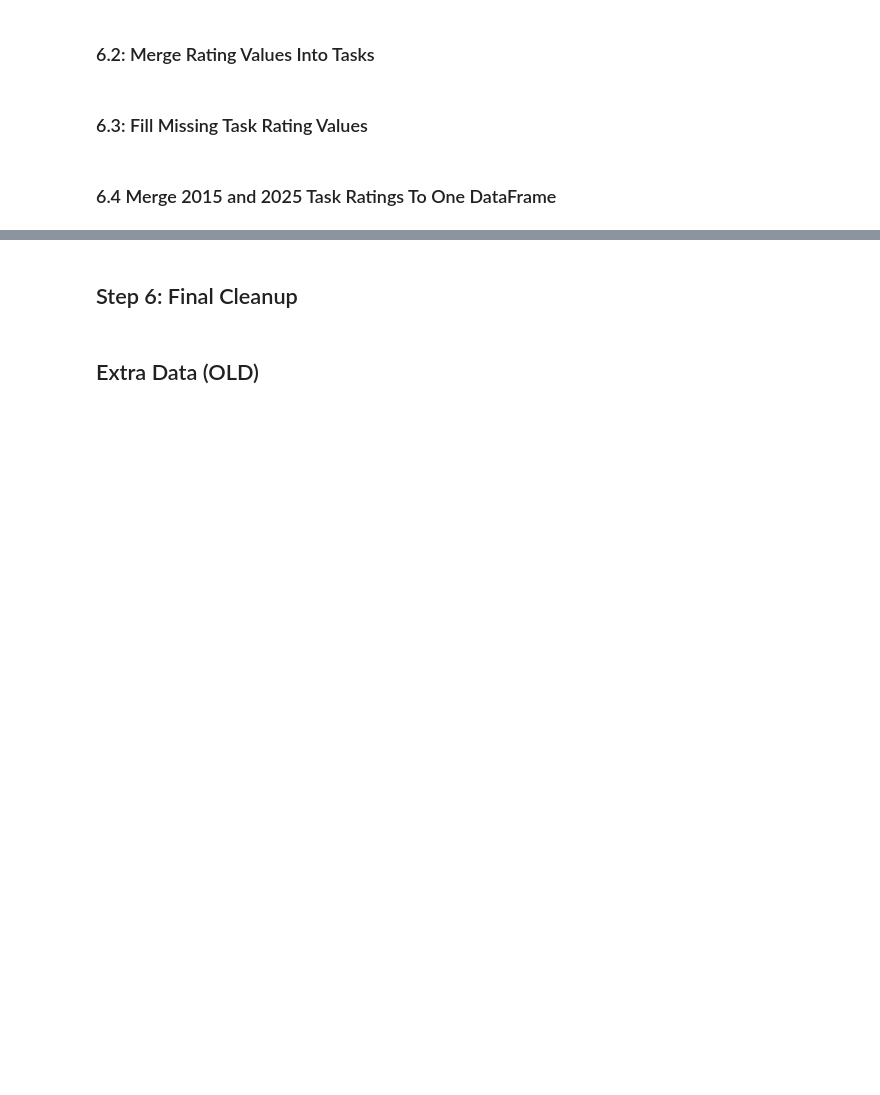
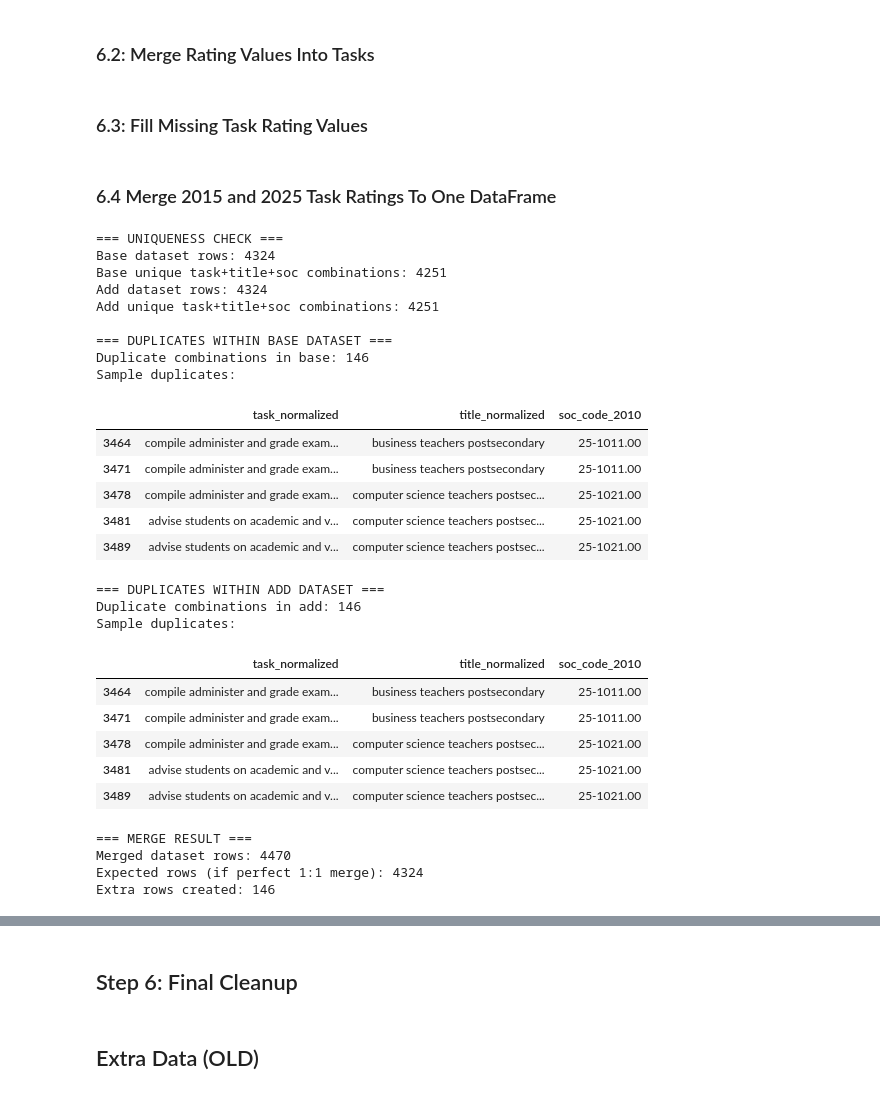
Before and after one commit to theodorewright11/aei_data_analysis, a Jupyter notebook: scripts/data_merge.ipynb, the cells around one changed output, grey strips where cells are left out. Cells and saved outputs as stored; diff of their text form; code cells hidden in the pictures; blank space fills up the shorter version.

```diff
--- a/scripts/data_merge.ipynb
+++ b/scripts/data_merge.ipynb
@@ -1283,3 +1310,61 @@ def merge_task_ratings_to_one_df(base_df, add_df, base_year, add_year):
 
 
 tasks_final_uncleaned_df = merge_task_ratings_to_one_df(tasks_final_2025_filled_df, tasks_final_2015_filled_df, 2025, 2015)
+# %%
+# Check if the base identifiers are actually unique in each dataset
+print("=== UNIQUENESS CHECK ===")
+print(f"Base dataset rows: {len(tasks_final_2025_filled_df)}")
+print(f"Base unique task+title+soc combinations: {tasks_final_2025_filled_df[['task_normalized', 'title_normalized', 'soc_code_2010']].drop_duplicates().shape[0]}")
+
+print(f"Add dataset rows: {len(tasks_final_2015_filled_df)}")
+print(f"Add unique task+title+soc combinations: {tasks_final_2015_filled_df[['task_normalized', 'title_normalized', 'soc_code_2010']].drop_duplicates().shape[0]}")
+
+# Find duplicates within each dataset
+print("\n=== DUPLICATES WITHIN BASE DATASET ===")
+base_dupes = tasks_final_2025_filled_df[tasks_final_2025_filled_df.duplicated(subset=['task_normalized', 'title_normalized', 'soc_code_2010'], keep=False)]
+print(f"Duplicate combinations in base: {len(base_dupes)}")
+if len(base_dupes) > 0:
+    print("Sample duplicates:")
+    display(base_dupes[['task_normalized', 'title_normalized', 'soc_code_2010']].head())
+
+print("\n=== DUPLICATES WITHIN ADD DATASET ===")
+add_dupes = tasks_final_2015_filled_df[tasks_final_2015_filled_df.duplicated(subset=['task_normalized', 'title_normalized', 'soc_code_2010'], keep=False)]
+print(f"Duplicate combinations in add: {len(add_dupes)}")
+if len(add_dupes) > 0:
+    print("Sample duplicates:")
+    display(add_dupes[['task_normalized', 'title_normalized', 'soc_code_2010']].head())
+
+# Check merge result
+print(f"\n=== MERGE RESULT ===")
+print(f"Merged dataset rows: {len(tasks_final_uncleaned_df)}")
+print(f"Expected rows (if perfect 1:1 merge): {len(tasks_final_2025_filled_df)}")
+print(f"Extra rows created: {len(tasks_final_uncleaned_df) - len(tasks_final_2025_filled_df)}")
+# %% [output]
+=== UNIQUENESS CHECK ===
+Base dataset rows: 4324
+Base unique task+title+soc combinations: 4251
+Add dataset rows: 4324
+Add unique task+title+soc combinations: 4251
+
+=== DUPLICATES WITHIN BASE DATASET ===
+Duplicate combinations in base: 146
+Sample duplicates:
+|  | task_normalized | title_normalized | soc_code_2010 |
+| 3464 | compile administer and grade exam... | business teachers postsecondary | 25-1011.00 |
+| 3471 | compile administer and grade exam... | business teachers postsecondary | 25-1011.00 |
+| 3478 | compile administer and grade exam... | computer science teachers postsec... | 25-1021.00 |
+| 3481 | advise students on academic and v... | computer science teachers postsec... | 25-1021.00 |
+| 3489 | advise students on academic and v... | computer science teachers postsec... | 25-1021.00 |
+=== DUPLICATES WITHIN ADD DATASET ===
+Duplicate combinations in add: 146
+Sample duplicates:
+|  | task_normalized | title_normalized | soc_code_2010 |
+| 3464 | compile administer and grade exam... | business teachers postsecondary | 25-1011.00 |
+| 3471 | compile administer and grade exam... | business teachers postsecondary | 25-1011.00 |
+| 3478 | compile administer and grade exam... | computer science teachers postsec... | 25-1021.00 |
+| 3481 | advise students on academic and v... | computer science teachers postsec... | 25-1021.00 |
+| 3489 | advise students on academic and v... | computer science teachers postsec... | 25-1021.00 |
+=== MERGE RESULT ===
+Merged dataset rows: 4470
+Expected rows (if perfect 1:1 merge): 4324
+Extra rows created: 146
```
Also changed, not shown: parts of 10 cells of this notebook.
